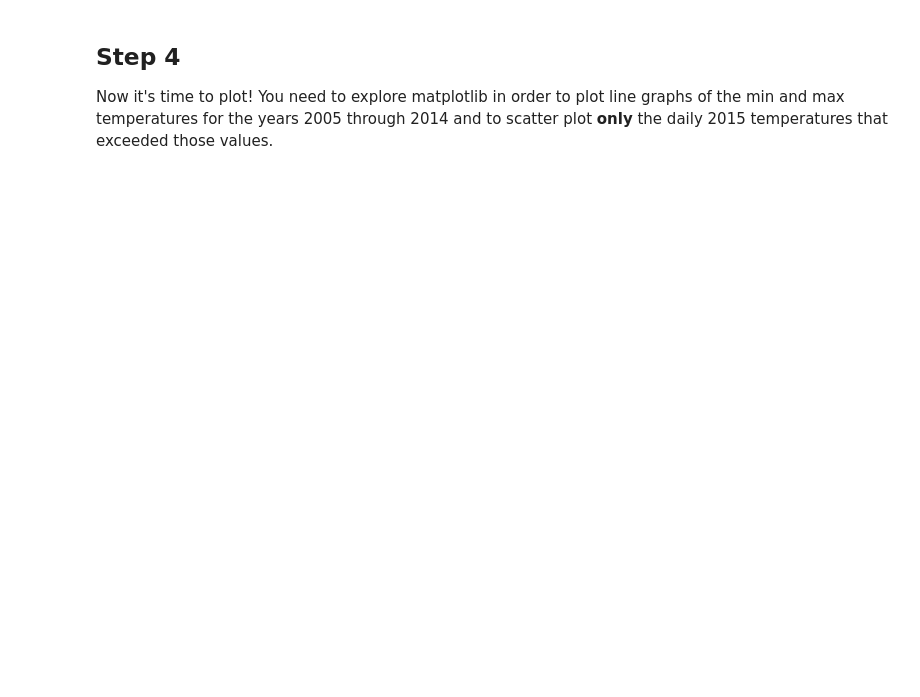
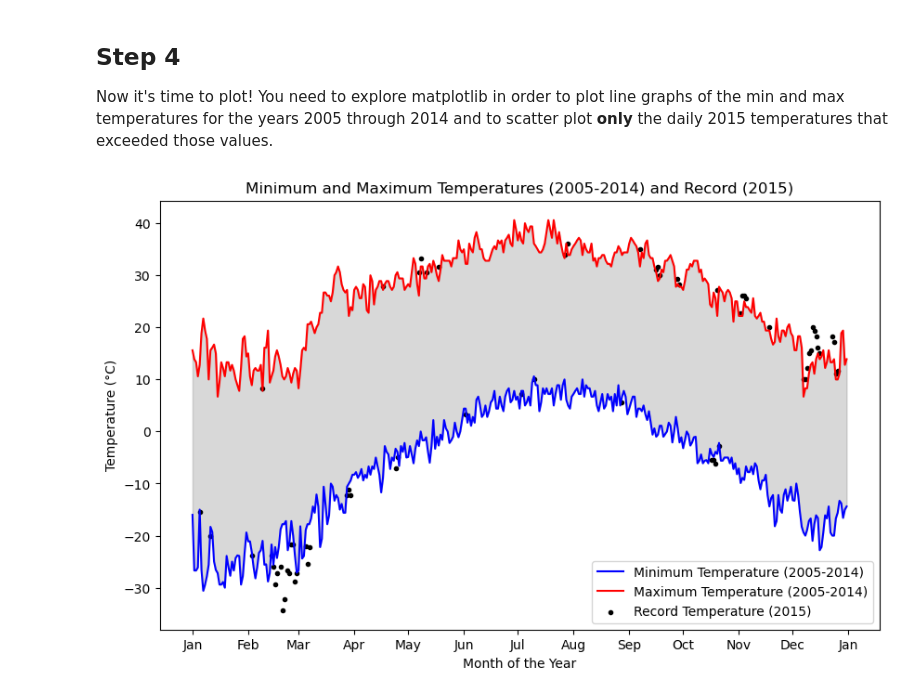
Before and after one commit to dachacond/applied-plotting, a Jupyter notebook: assignments/course2_assignment2/assignment2.ipynb, the cells around one changed output. Cells and saved outputs as stored; diff of their text form; code cells hidden in the pictures; blank space fills up the shorter version.

```diff
--- a/assignments/course2_assignment2/assignment2.ipynb
+++ b/assignments/course2_assignment2/assignment2.ipynb
@@ -59,4 +59,6 @@ __hint: when I did this step I had two DataFrame objects, each with ~80,000 entr
 # %%
 import pandas as pd
 df = pd.read_csv('assets/fb441e62df2d58994928907a91895ec62c2c42e6cd075c2700843b89.csv')
-df.head()
+df = df.sort_values(by=['Date', 'ID']).reset_index(drop=True)
+df['Data_Value'] = df['Data_Value']/10
+df
@@ -84,0 +139,16 @@ __hint: at the end of this step I had two DataFrames, one of maximum and the oth
+# %%
+# calculate the minimum and maximum values for the years 2015
+df_tmin_2015 = df_tmin_grouped.tail(365).reset_index(drop=True)
+df_tmax_2015 = df_tmax_grouped.tail(365).reset_index(drop=True)
+# Eliminar los datos de 2015 de df_tmin_grouped y df_tmax_grouped
+df_tmin_grouped = df_tmin_grouped.head(-365)
+df_tmax_grouped = df_tmax_grouped.head(-365)
+# Calcular los valores mínimos y máximos para cada día del año entre 2005 y 2014
+df_tmin_grouped_min = df_tmin_grouped.groupby(df_tmin_grouped.index.dayofyear).min().reset_index(drop=True)
+df_tmax_grouped_max = df_tmax_grouped.groupby(df_tmax_grouped.index.dayofyear).max().reset_index(drop=True)
+# Eliminar la última fila del DataFrame
+df_tmin_grouped_min = df_tmin_grouped_min[:-1]
+df_tmax_grouped_max = df_tmax_grouped_max[:-1]
+df_tmin_2015
+#df_tmin_grouped
+#df_tmin_grouped_min
@@ -92,0 +171,39 @@ from calendar import month_abbr
+# %%
+import matplotlib.pyplot as plt
+from calendar import month_abbr
+from matplotlib.dates import MonthLocator, DateFormatter
+
+# Filter the daily temperatures of 2015 that exceed the minimum and maximum temperatures from 2005-2014
+df_tmin_2015_exceed = df_tmin_2015[df_tmin_2015 < df_tmin_grouped_min.values]
+df_tmax_2015_exceed = df_tmax_2015[df_tmax_2015 > df_tmax_grouped_max.values]
+
+# Create the figure and axes
+plt.figure(figsize=(10, 6))
+
+# Plot the minimum and maximum temperatures from 2005-2014
+plt.plot(df_tmin_grouped_min.index, df_tmin_grouped_min, color='blue', label='Minimum Temperature (2005-2014)')
+plt.plot(df_tmax_grouped_max.index, df_tmax_grouped_max, color='red', label='Maximum Temperature (2005-2014)')
+
+# Add shaded area between the curves of maximum and minimum temperatures from 2005-2014
+plt.fill_between(df_tmin_grouped_min.index, df_tmin_grouped_min, df_tmax_grouped_max, color='gray', alpha=0.3)
+
+# Add the record temperatures of 2015 as black points
+plt.scatter(df_tmin_2015_exceed.index, df_tmin_2015_exceed, color='black', marker='.', label='Record Temperature (2015)')
+plt.scatter(df_tmax_2015_exceed.index, df_tmax_2015_exceed, color='black', marker='.')
+
+# Add title and labels
+plt.title('Minimum and Maximum Temperatures (2005-2014) and Record (2015)')
+plt.xlabel('Month of the Year')
+plt.ylabel('Temperature (°C)')
+
+# Set the ticks and labels of the x-axis
+plt.gca().xaxis.set_major_locator(MonthLocator())
+plt.gca().xaxis.set_major_formatter(DateFormatter('%b'))
+
+# Add legend
+plt.legend()
+
+# Show the plot
+plt.show()
+# %% [output]
+[figure, added]
```
Also changed, not shown: parts of 9 cells of this notebook.
